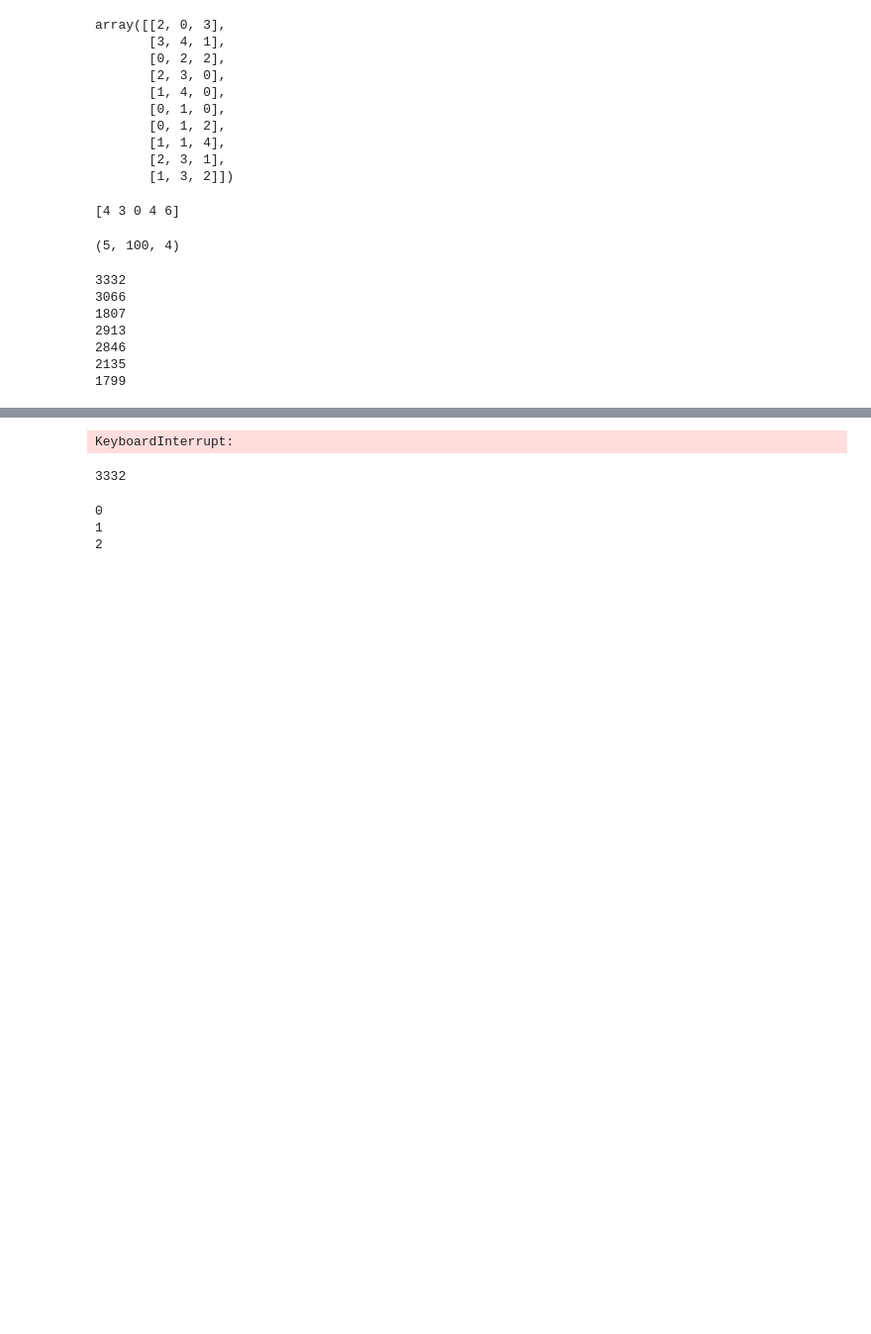
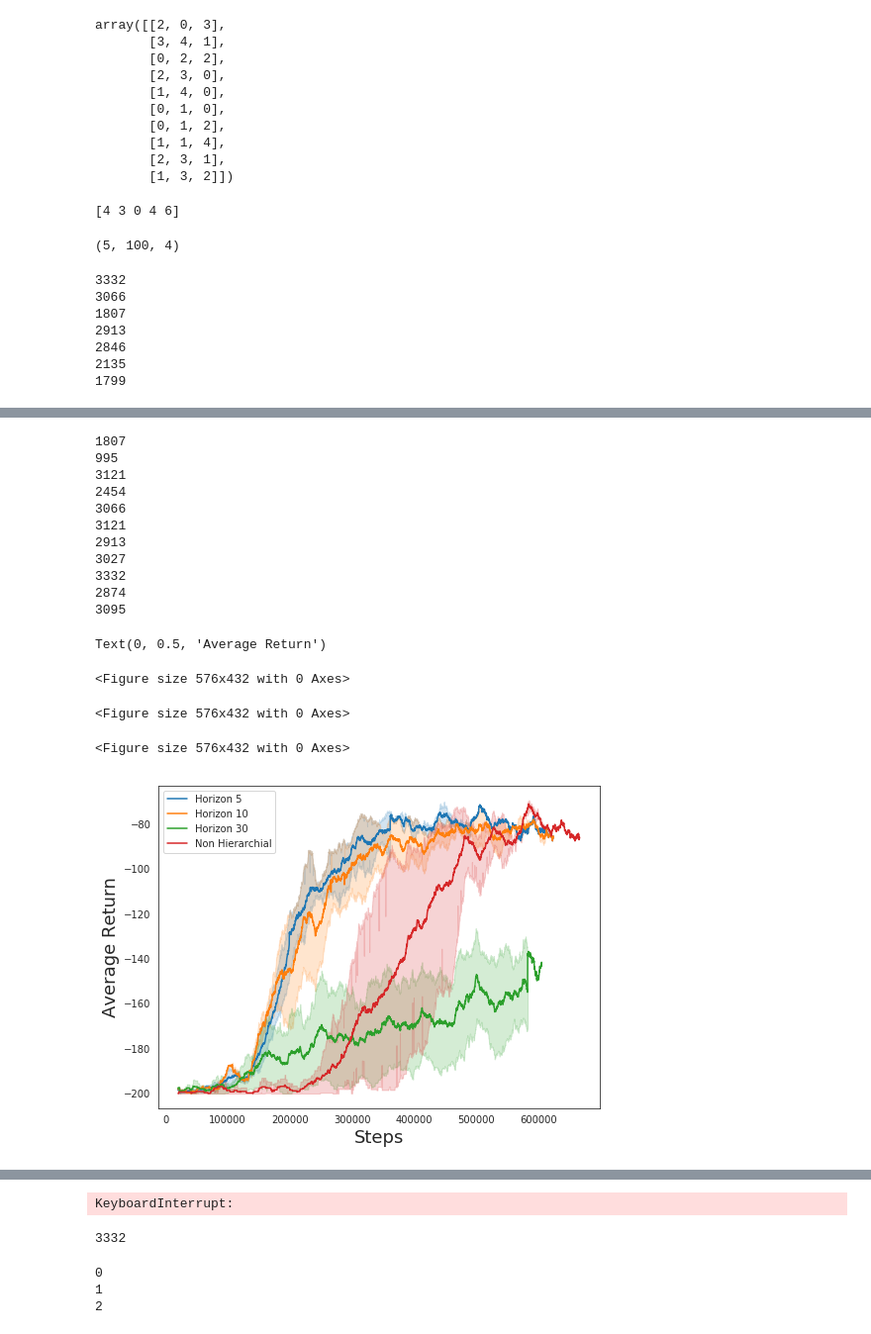
Before and after one commit to sholtodouglas/hierarchial_robotics, a Jupyter notebook: Quick Tests.ipynb, the cells around one changed output, grey strips where cells are left out. Shown at 99% size. Cells and saved outputs as stored; diff of their text form; code cells hidden in the pictures; blank space fills up the shorter version.

```diff
--- a/Quick Tests.ipynb
+++ b/Quick Tests.ipynb
@@ -1114,0 +1159,37 @@ del df['index']
+# %%
+sns.set_style("white")
+basic_hori_5 = ['hierarchial2_horizon_5_pointMassObject-v0', 'sg_testing_action_wrongactionsnum2pointMassObject-v02020-03-19 09:13:12.527876-Replan_5', 'sg_testing_action_wrongactionspointMassObject-v02020-03-18 23:58:53.164919-Replan_5', 'sg_testing_action_wrongactionsnum3pointMassObject-v02020-03-19 10:12:34.614310-Replan_5']
+hori_5 = make_dataframe_from_logs(basic_hori_5)
+
+hori_10 = ['hierarchial2_pointMassObject-v0_horizon_10', 'sg_testing_action_wrongactionspointMassObject-v02020-03-18 23:58:53.164919-Replan_5']
+hori_10 =  make_dataframe_from_logs(hori_10)
+
+hori_30 = ['hierarchial2_horizon_30_pointMassObject-v0', 'sg_testing_action_wrongactionsnum3pointMassObject-v02020-03-19 16:45:44.516962-Replan_30']
+hori_30 =  make_dataframe_from_logs(hori_30)
+
+Nonhierarchial =make_dataframe_from_logs(['HER_one_layer_object','HER_pointMassObject-v0_Hidden_256l_22020-03-19 22:18:34.439150',  'HER_pointMassObject-v0_Hidden_256l_22020-03-19 20:40:20.282009'])
+
+sns.lineplot(x="steps", y="returns", data=hori_5);
+sns.lineplot(x="steps", y="returns", data=hori_10);
+sns.lineplot(x="steps", y="returns", data=hori_30);
+sns.lineplot(x="steps", y="returns", data=Nonhierarchial);
+plt.legend(labels=['Horizon 5', 'Horizon 10', 'Horizon 30', 'Non Hierarchial'])
+plt.xlabel('Steps', fontsize=18)
+plt.ylabel('Average Return', fontsize=18)
+# %% [output]
+1807
+995
+3121
+2454
+3066
+3121
+2913
+3027
+3332
+2874
+3095
+Text(0, 0.5, 'Average Return')
+<Figure size 576x432 with 0 Axes>
+<Figure size 576x432 with 0 Axes>
+<Figure size 576x432 with 0 Axes>
+[figure, added]
```
Also changed, not shown: parts of 6 cells of this notebook, 4 other files.
